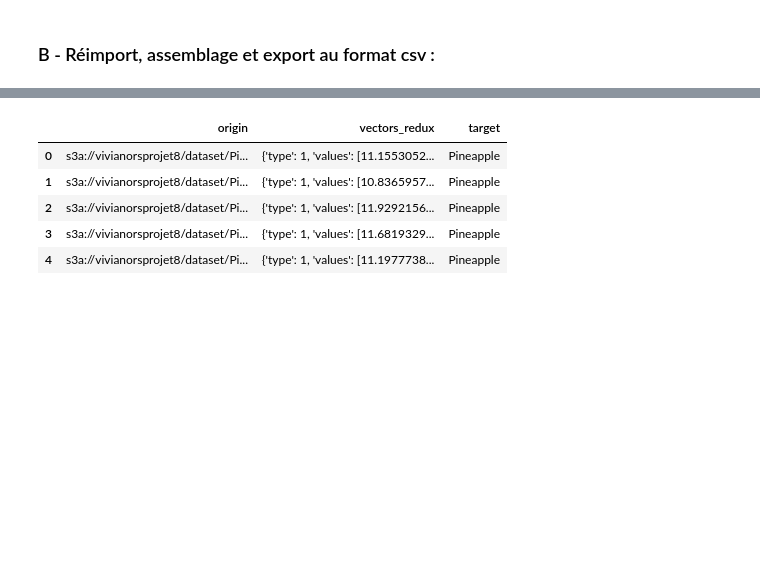
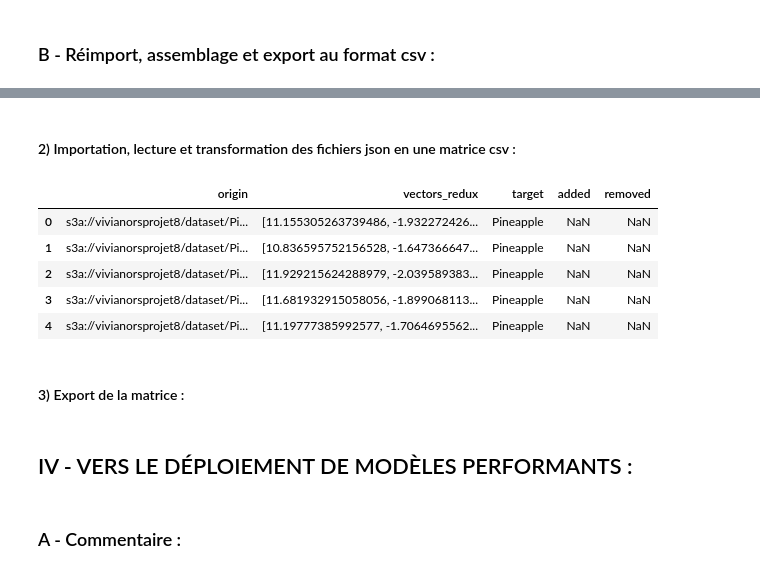
Before and after one commit to viviante79/Spark-script, a Jupyter notebook: DS8 - notebook.ipynb, the cells around one changed output, grey strips where cells are left out. Cells and saved outputs as stored; diff of their text form; code cells hidden in the pictures; blank space fills up the shorter version.

```diff
--- a/DS8 - notebook.ipynb
+++ b/DS8 - notebook.ipynb
@@ -82,5 +82,5 @@ only showing top 5 rows
 # %%
-# Traitement et redimensionnement des images (à cause d'erreurs mémoire)
+# Traitement et redimensionnement des images (à cause d'erreurs mémoire lors de la réduction de dimension)
 schema = StructType(df.select("image.*").schema.fields + [
     StructField("data_array", ArrayType(IntegerType()), True)
 ])
@@ -91,7 +91,7 @@ def preprocess_array_image(data):
     img = img.resize([10, 10])
     arr = np.asarray(img)
     arr = arr.reshape([10*10*3])
-    return arr
+    return arr.flatten()
 
 def array_image(dataframe_batch_iterator: Iterator[pd.DataFrame]) -> Iterator[pd.DataFrame]:
     for dataframe_batch in dataframe_batch_iterator:
@@ -237,3 +241,5 @@ df.write.json(résultats)
+# %% [markdown]
+#### 2) Importation, lecture et transformation des fichiers json en une matrice csv :
 # %%
 # Importation de librairies
 import pandas as pd
@@ -255,14 +261,23 @@ def readFiles(path):
 # %%
 # Lecture des fichiers json réunis :
 csv_data = readFiles(json_path)
-csv_data.head(5)
-# %% [output]
-|  | origin | vectors_redux | target |
-| 0 | s3a://vivianorsprojet8/dataset/Pi... | {'type': 1, 'values': [11.1553052... | Pineapple |
-| 1 | s3a://vivianorsprojet8/dataset/Pi... | {'type': 1, 'values': [10.8365957... | Pineapple |
-| 2 | s3a://vivianorsprojet8/dataset/Pi... | {'type': 1, 'values': [11.9292156... | Pineapple |
-| 3 | s3a://vivianorsprojet8/dataset/Pi... | {'type': 1, 'values': [11.6819329... | Pineapple |
-| 4 | s3a://vivianorsprojet8/dataset/Pi... | {'type': 1, 'values': [11.1977738... | Pineapple |
+# %%
+# Restriction de la colonne vectors sur les valeurs uniquement :
+csv_data["vectors_redux"] = pd.json_normalize(csv_data["vectors_redux"])["values"]
+csv_data.head()
+# %% [output]
+|  | origin | vectors_redux | target | added | removed |
+| 0 | s3a://vivianorsprojet8/dataset/Pi... | [11.155305263739486, -1.932272426... | Pineapple | NaN | NaN |
+| 1 | s3a://vivianorsprojet8/dataset/Pi... | [10.836595752156528, -1.647366647... | Pineapple | NaN | NaN |
+| 2 | s3a://vivianorsprojet8/dataset/Pi... | [11.929215624288979, -2.039589383... | Pineapple | NaN | NaN |
+| 3 | s3a://vivianorsprojet8/dataset/Pi... | [11.681932915058056, -1.899068113... | Pineapple | NaN | NaN |
+| 4 | s3a://vivianorsprojet8/dataset/Pi... | [11.19777385992577, -1.7064695562... | Pineapple | NaN | NaN |
+# %% [markdown]
+#### 3) Export de la matrice :
 # %%
 # Export au format CSV :
 csv_data.to_csv("Ors_Vivian_2_images_082022.csv")
+# %% [markdown]
+## IV - VERS LE DÉPLOIEMENT DE MODÈLES PERFORMANTS :
+# %% [markdown]
+### A - Commentaire :
```
Also changed, not shown: parts of 32 cells of this notebook, 2 other files.
